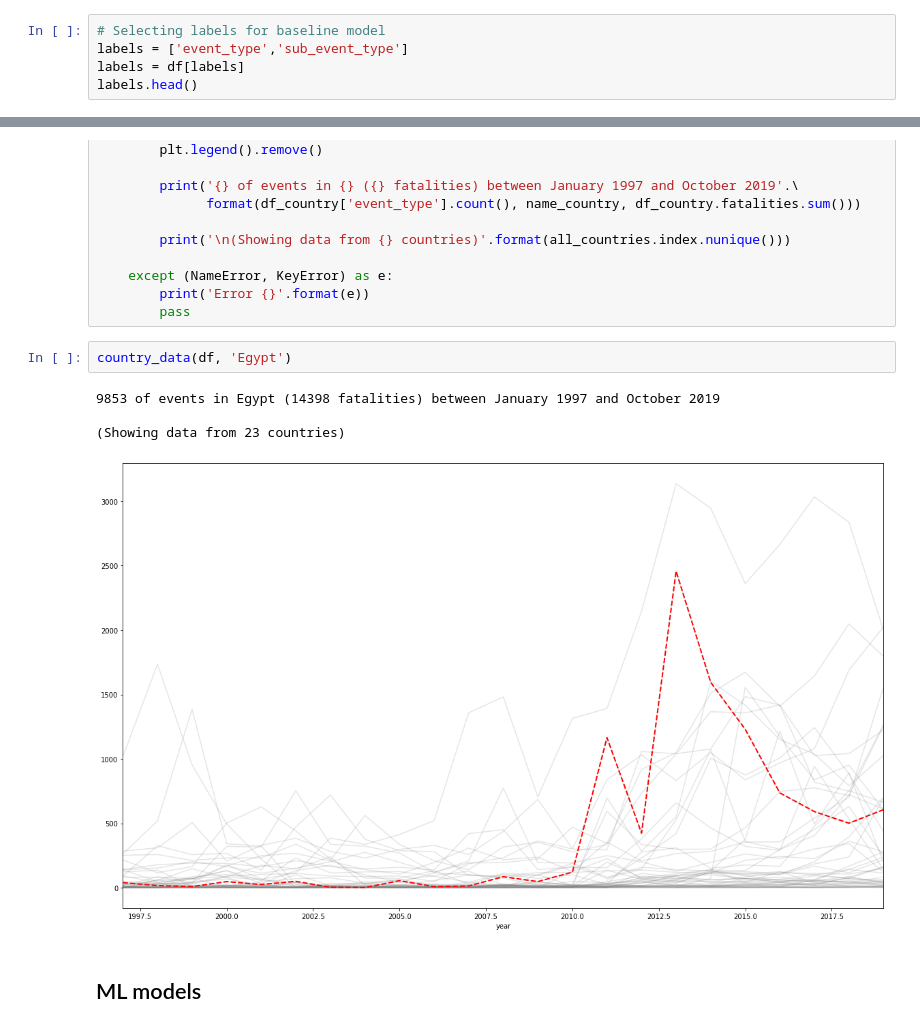
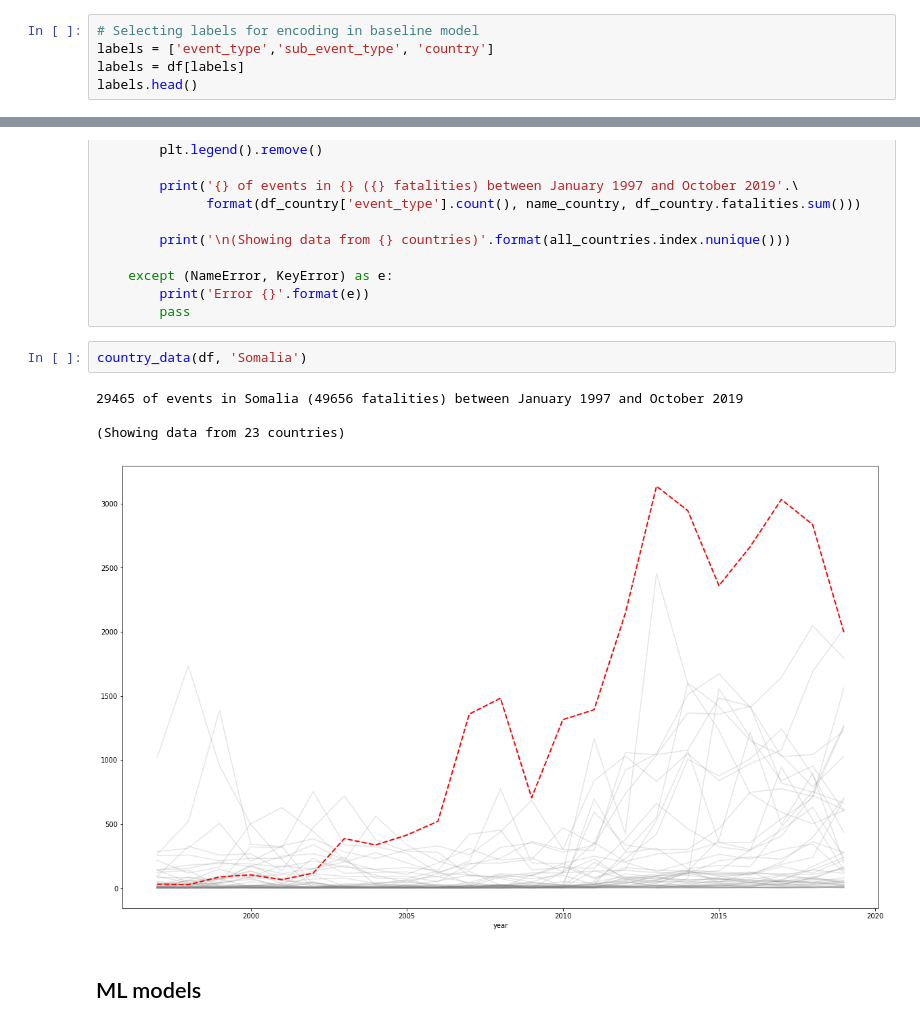
Before and after one commit to cmdelaserna/press-freedom, a Jupyter notebook: notebooks/ACLED data - Africa dataset.ipynb, the cells around one changed output, grey strips where cells are left out. Saved outputs shown, nothing was run; the diff lists cells and outputs as text.

```diff
--- a/notebooks/ACLED data - Africa dataset.ipynb
+++ b/notebooks/ACLED data - Africa dataset.ipynb
@@ -92,6 +91,6 @@ print('{} actors:\n {}\n'.format(df.actor.nunique(), df.actor.unique()))
 # %%
-# Selecting labels for baseline model
-labels = ['event_type','sub_event_type']
+# Selecting labels for encoding in baseline model
+labels = ['event_type','sub_event_type', 'country']
 labels = df[labels]
 labels.head()
 # %% [output]
@@ -212,12 +196,12 @@ def country_data(data, name_country = ""):
         print('Error {}'.format(e))
         pass
 # %%
-country_data(df, 'Egypt')
+country_data(df, 'Somalia')
 # %% [output]
-9853 of events in Egypt (14398 fatalities) between January 1997 and October 2019
+29465 of events in Somalia (49656 fatalities) between January 1997 and October 2019
 
 (Showing data from 23 countries)
-[figure, old version]
+[figure, new version]
 # %% [markdown]
 ## ML models
 # %%
```
Also changed, not shown: parts of 22 cells of this notebook.
